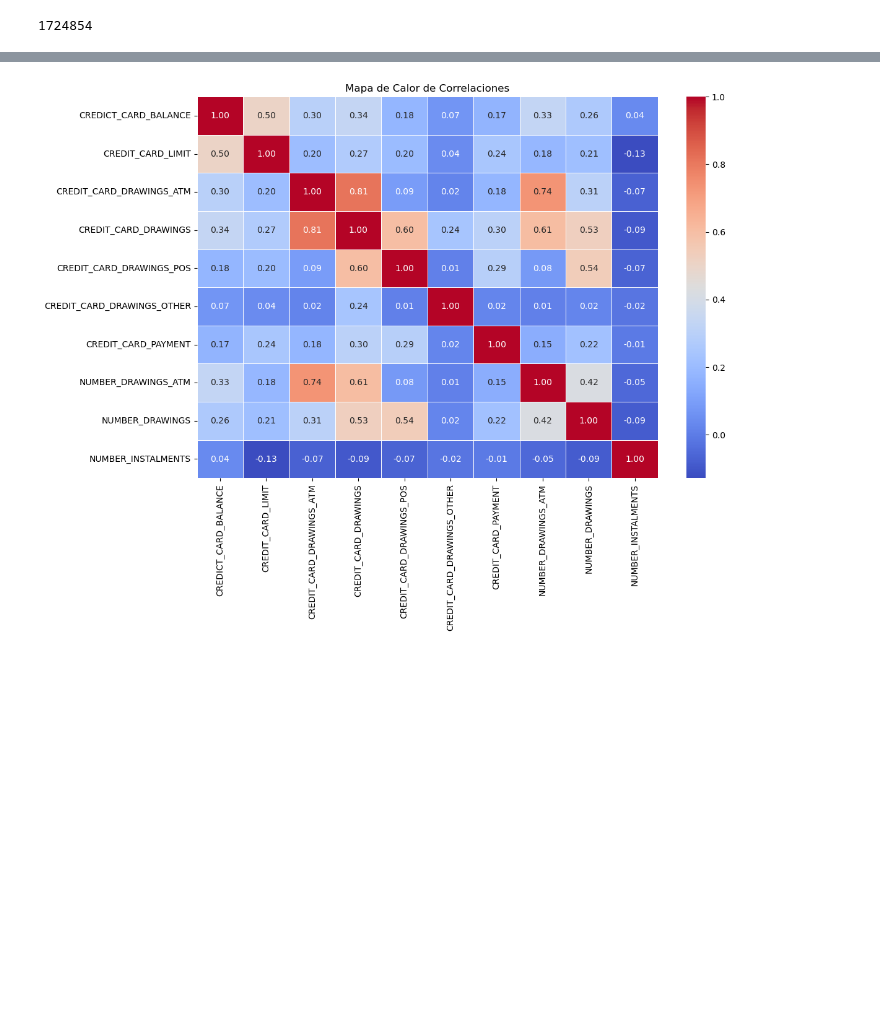
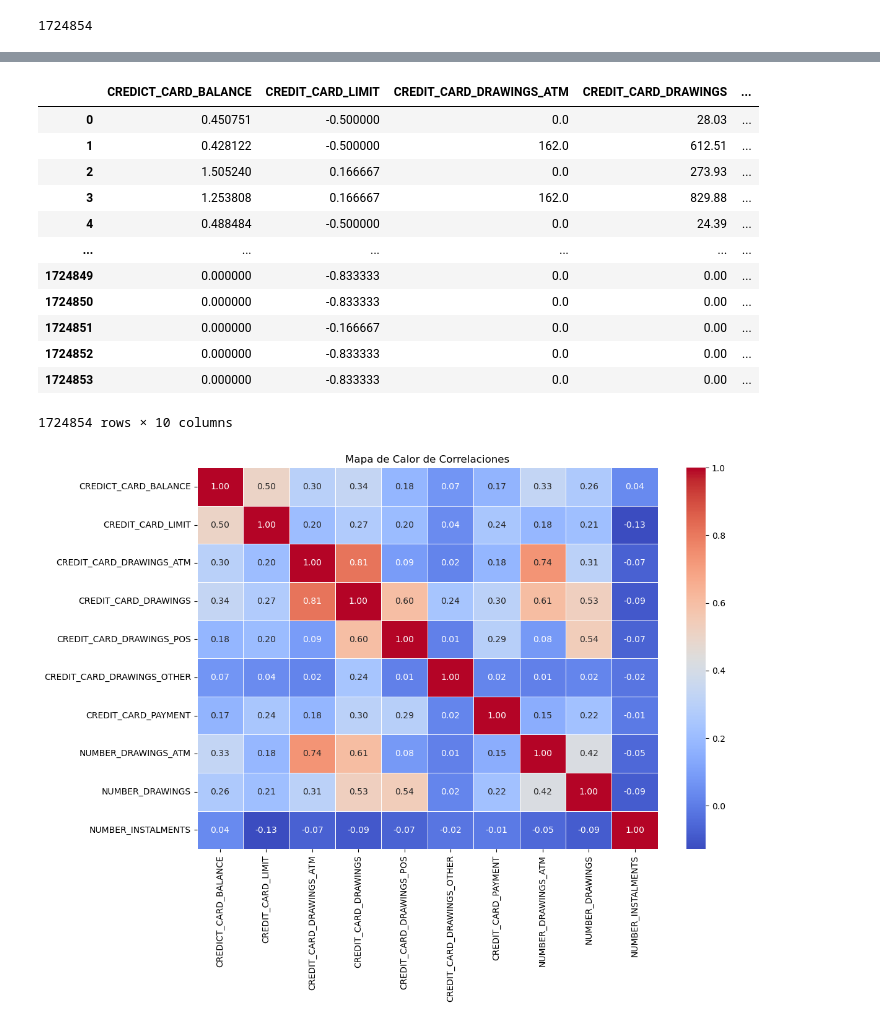
Before and after one commit to Jobo136/FinPlusAnalytics_JohnVonFumann, a Jupyter notebook: notebooks/ANALISIS_DATOS.ipynb, the cells around one changed output, grey strips where cells are left out. Cells and saved outputs as stored; diff of their text form; code cells hidden in the pictures; blank space fills up the shorter version.

```diff
--- a/notebooks/ANALISIS_DATOS.ipynb
+++ b/notebooks/ANALISIS_DATOS.ipynb
@@ -85,3 +250,29 @@ No hay valores nulos en el dataset.
+# %%
+# ESCALADO DE DATOS
+from sklearn.preprocessing import RobustScaler
+
+# Escalar solo las numéricas
+scaler = RobustScaler()
+beh_scaled = scaler.fit_transform(beh_numeric)
+
+# (Opcional) convertir de vuelta a DataFrame
+beh_scaled = pd.DataFrame(beh_scaled, columns=beh_numeric.columns)
+
+display(beh_scaled)
+# %% [output]
+|  | CREDICT_CARD_BALANCE | CREDIT_CARD_LIMIT | CREDIT_CARD_DRAWINGS_ATM | CREDIT_CARD_DRAWINGS | ... |
+| 0 | 0.450751 | -0.500000 | 0.0 | 28.03 | ... |
+| 1 | 0.428122 | -0.500000 | 162.0 | 612.51 | ... |
+| 2 | 1.505240 | 0.166667 | 0.0 | 273.93 | ... |
+| 3 | 1.253808 | 0.166667 | 162.0 | 829.88 | ... |
+| 4 | 0.488484 | -0.500000 | 0.0 | 24.39 | ... |
+| ... | ... | ... | ... | ... | ... |
+| 1724849 | 0.000000 | -0.833333 | 0.0 | 0.00 | ... |
+| 1724850 | 0.000000 | -0.833333 | 0.0 | 0.00 | ... |
+| 1724851 | 0.000000 | -0.166667 | 0.0 | 0.00 | ... |
+| 1724852 | 0.000000 | -0.833333 | 0.0 | 0.00 | ... |
+| 1724853 | 0.000000 | -0.833333 | 0.0 | 0.00 | ... |
+1724854 rows × 10 columns
 # %%
 # Mapa térmico para estudiar la correlación entre variables.
 # Calcular la matriz de correlación
```
Also changed, not shown: parts of 41 cells of this notebook, 2 other files.
